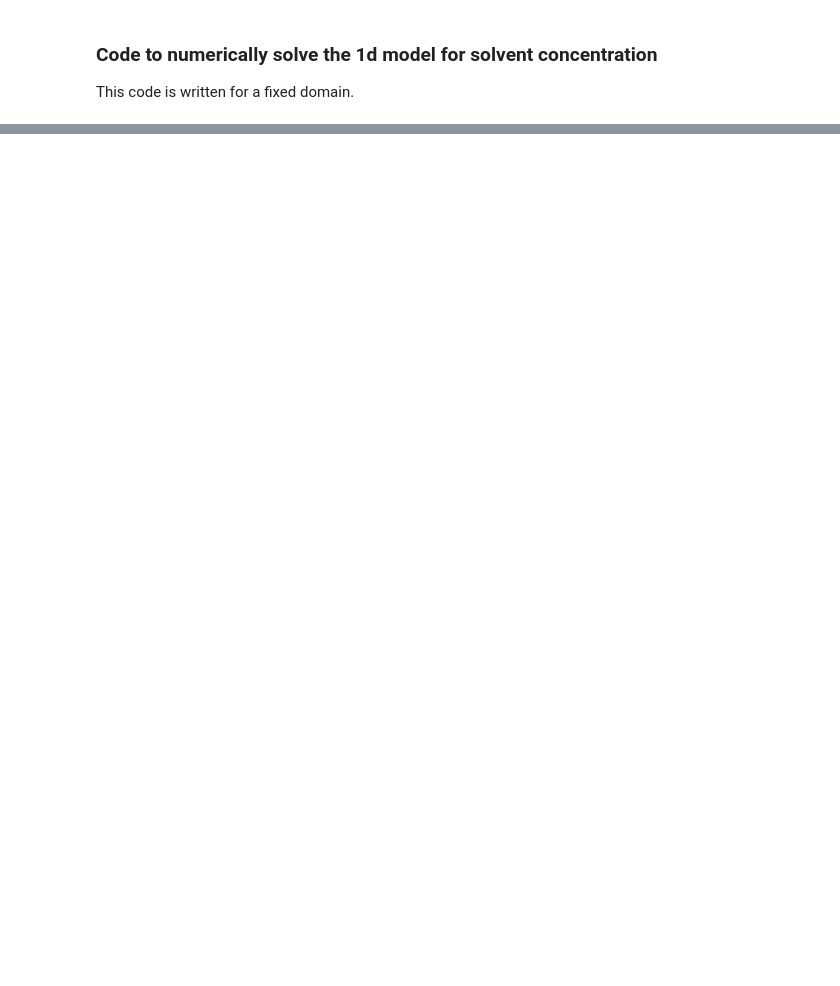
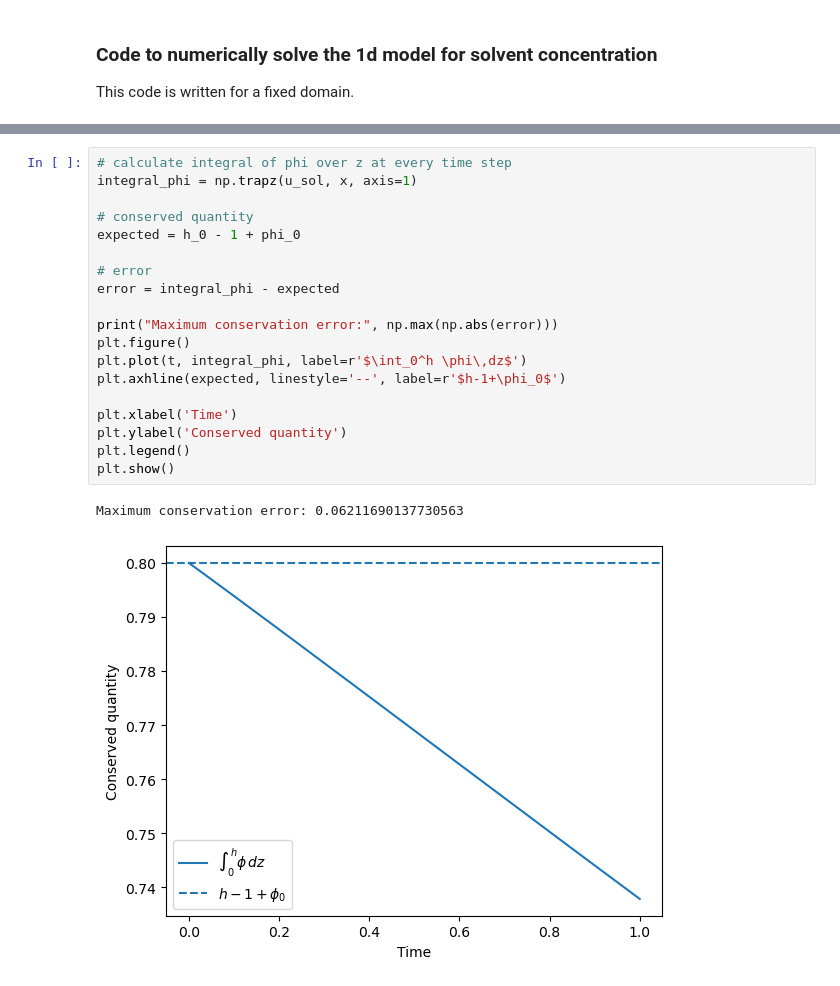
Before and after one commit to ui23013/TechnicalProject, a Jupyter notebook: 1d_model_v1.ipynb, the cells around one changed output, grey strips where cells are left out. Saved outputs shown, nothing was run; the diff lists cells and outputs as text; blank space fills up the shorter version.

```diff
--- a/1d_model_v1.ipynb
+++ b/1d_model_v1.ipynb
@@ -98,0 +95,22 @@ plt.show()
+# %%
+# calculate integral of phi over z at every time step
+integral_phi = np.trapz(u_sol, x, axis=1)
+
+# conserved quantity
+expected = h_0 - 1 + phi_0
+
+# error
+error = integral_phi - expected
+
+print("Maximum conservation error:", np.max(np.abs(error)))
+plt.figure()
+plt.plot(t, integral_phi, label=r'$\int_0^h \phi\,dz$')
+plt.axhline(expected, linestyle='--', label=r'$h-1+\phi_0$')
+
+plt.xlabel('Time')
+plt.ylabel('Conserved quantity')
+plt.legend()
+plt.show()
+# %% [output]
+Maximum conservation error: 0.06211690137730563
+[figure, added]
```
Also changed, not shown: parts of 2 cells of this notebook.
